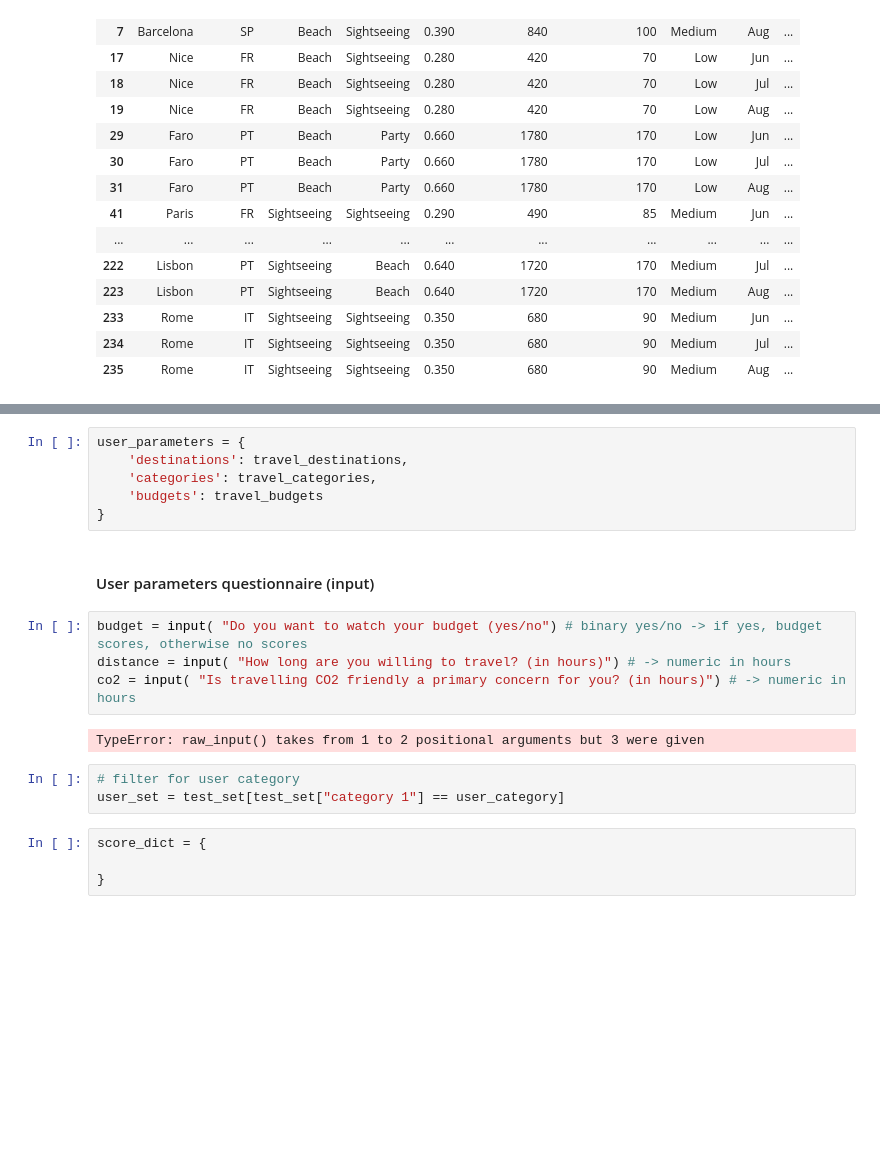
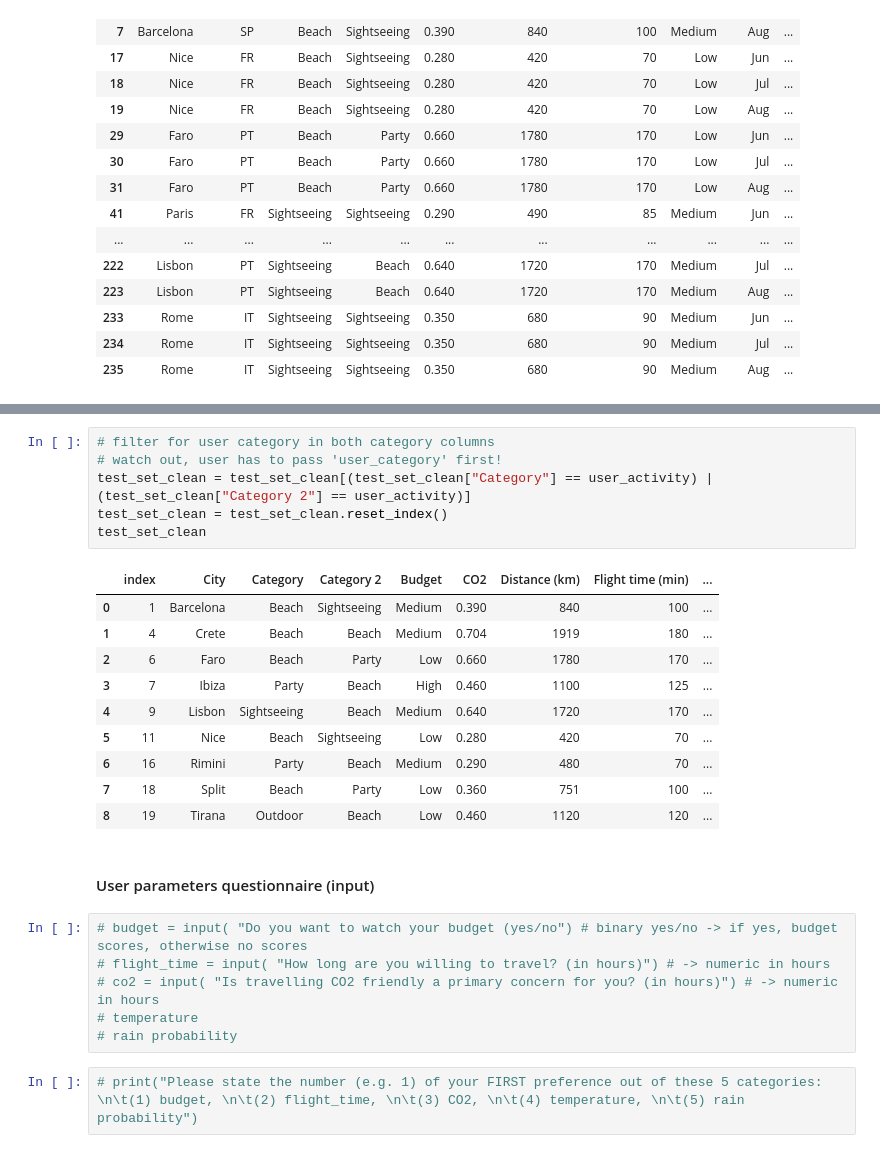
Before and after one commit to TimMatheis/travel_planner, a Jupyter notebook: code/implementing_ideas.ipynb, the cells around one changed output, grey strips where cells are left out. Saved outputs shown, nothing was run; the diff lists cells and outputs as text; blank space fills up the shorter version.

```diff
--- a/code/implementing_ideas.ipynb
+++ b/code/implementing_ideas.ipynb
@@ -106,21 +262,27 @@ KeyError: 'Budgets'
-# %%
-user_parameters = {
-    'destinations': travel_destinations,
-    'categories': travel_categories,
-    'budgets': travel_budgets
-}
+# %%
+# filter for user category in both category columns
+# watch out, user has to pass 'user_category' first!
+test_set_clean = test_set_clean[(test_set_clean["Category"] == user_activity) | (test_set_clean["Category 2"] == user_activity)]
+test_set_clean = test_set_clean.reset_index()
+test_set_clean
+# %% [output]
+|  | index | City | Category | Category 2 | Budget | CO2 | Distance (km) | Flight time (min) | ... |
+| 0 | 1 | Barcelona | Beach | Sightseeing | Medium | 0.390 | 840 | 100 | ... |
+| 1 | 4 | Crete | Beach | Beach | Medium | 0.704 | 1919 | 180 | ... |
+| 2 | 6 | Faro | Beach | Party | Low | 0.660 | 1780 | 170 | ... |
+| 3 | 7 | Ibiza | Party | Beach | High | 0.460 | 1100 | 125 | ... |
+| 4 | 9 | Lisbon | Sightseeing | Beach | Medium | 0.640 | 1720 | 170 | ... |
+| 5 | 11 | Nice | Beach | Sightseeing | Low | 0.280 | 420 | 70 | ... |
+| 6 | 16 | Rimini | Party | Beach | Medium | 0.290 | 480 | 70 | ... |
+| 7 | 18 | Split | Beach | Party | Low | 0.360 | 751 | 100 | ... |
+| 8 | 19 | Tirana | Outdoor | Beach | Low | 0.460 | 1120 | 120 | ... |
 # %% [markdown]
 #### User parameters questionnaire (input)
 # %%
-budget = input( "Do you want to watch your budget (yes/no") # binary yes/no -> if yes, budget scores, otherwise no scores
-distance = input( "How long are you willing to travel? (in hours)") # -> numeric in hours
-co2 = input( "Is travelling CO2 friendly a primary concern for you? (in hours)") # -> numeric in hours
+# budget = input( "Do you want to watch your budget (yes/no") # binary yes/no -> if yes, budget scores, otherwise no scores
+# flight_time = input( "How long are you willing to travel? (in hours)") # -> numeric in hours
+# co2 = input( "Is travelling CO2 friendly a primary concern for you? (in hours)") # -> numeric in hours
+# temperature
+# rain probability
-# %% [output]
-TypeError: raw_input() takes from 1 to 2 positional arguments but 3 were given
-# %%
-# filter for user category
-user_set = test_set[test_set["category 1"] == user_category]
-# %%
-score_dict = {
-
-}
+# %%
+# print("Please state the number (e.g. 1) of your FIRST preference out of these 5 categories: \n\t(1) budget, \n\t(2) flight_time, \n\t(3) CO2, \n\t(4) temperature, \n\t(5) rain probability")
```
Also changed, not shown: parts of 22 cells of this notebook.
